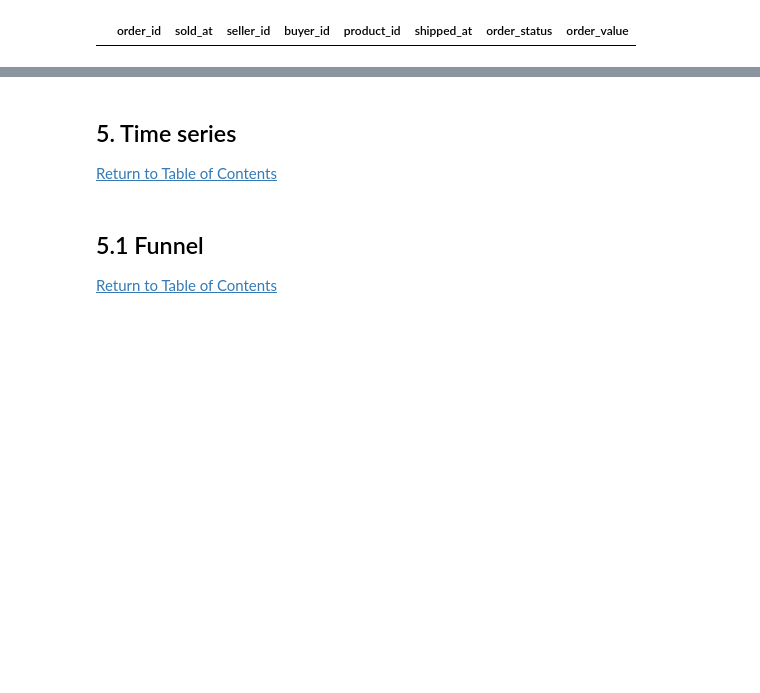
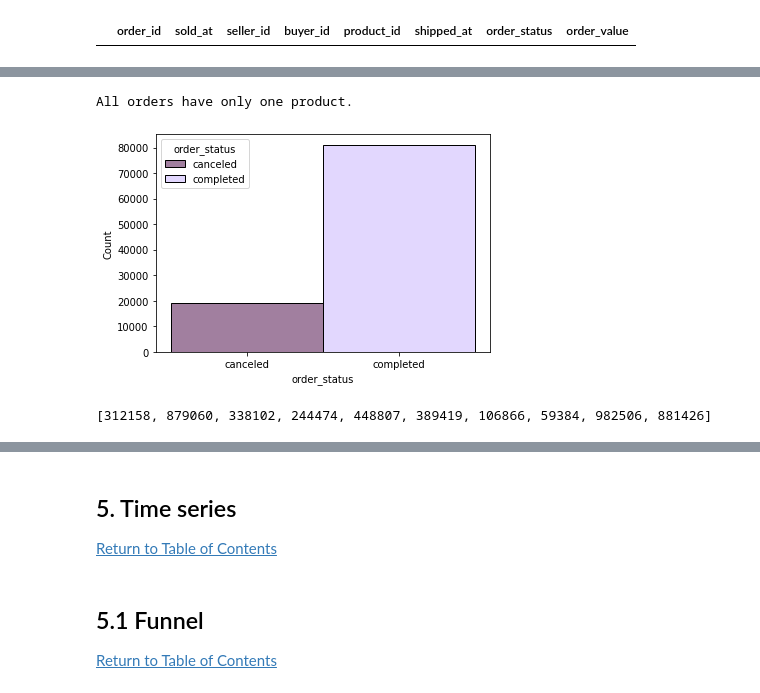
Before and after one commit to pathilink/enjoei_business_analytics_case, a Jupyter notebook: notebook/enjoei_case.ipynb, the cells around one changed output, grey strips where cells are left out. Saved outputs shown, nothing was run; the diff lists cells and outputs as text; code cells hidden in the pictures; blank space fills up the shorter version.

```diff
--- a/notebook/enjoei_case.ipynb
+++ b/notebook/enjoei_case.ipynb
@@ -156 +150,6 @@ array(['canceled', 'completed'], dtype=object)
+# %%
+# transform object into datetime - format 'yyyy-mm-dd'
+# NaT: "Not a Time"
+orders['sold_at'] = pd.to_datetime(orders['sold_at'], format='%Y-%m-%d')
+orders['shipped_at'] = pd.to_datetime(orders['shipped_at'], format='%Y-%m-%d', errors='coerce')
 # %%
@@ -160,0 +174,30 @@ orders.query('shipped_at == "[NULL]" & order_status != "canceled"')
+# %%
+product_per_order = orders.groupby('order_id')['product_id'].count()
+
+if (product_per_order > 1).any():
+    print("There are orders with more than one product.")
+else:
+    print("All orders have only one product.")
+# %% [output]
+All orders have only one product.
+# %%
+# status distribution: ~20% are canceled
+
+colors = {'canceled': '#450041', 'completed': '#c6b1fe'}
+
+sns.histplot(orders, x = 'order_status', hue='order_status', palette=colors);
+# %% [output]
+[figure, added]
+# %%
+# sellers with the highest cancellation totals
+top_canceled_sellers = (orders
+                        .query("order_status == 'canceled'")
+                        .groupby('seller_id')['order_id'].count()
+                        .sort_values(ascending=False)
+                        .head(10)
+                        .index.tolist()
+                       )
+
+top_canceled_sellers
+# %% [output]
+[312158, 879060, 338102, 244474, 448807, 389419, 106866, 59384, 982506, 881426]
```
Also changed, not shown: parts of 26 cells of this notebook.
